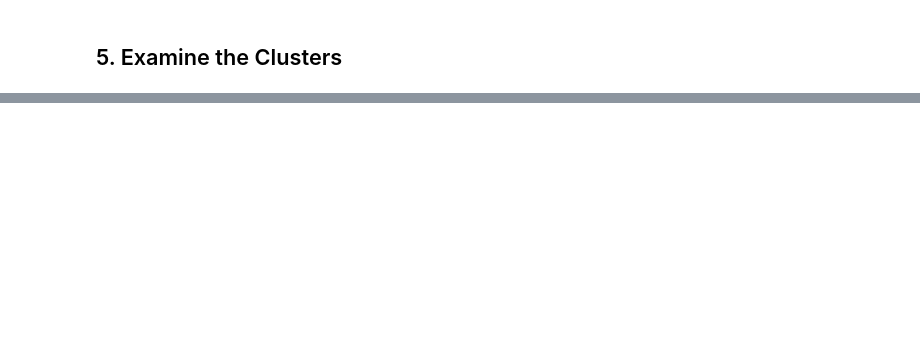
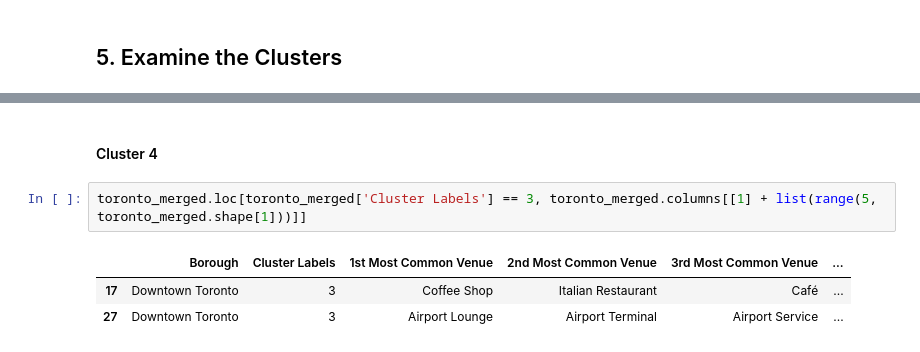
Before and after one commit to alan-cespedes/Coursera_Capstone, a Jupyter notebook: Segmenting and Clustering Neighborhoods in Toronto.ipynb, the cells around one changed output, grey strips where cells are left out. Saved outputs shown, nothing was run; the diff lists cells and outputs as text; blank space fills up the shorter version.

```diff
--- a/Segmenting and Clustering Neighborhoods in Toronto.ipynb
+++ b/Segmenting and Clustering Neighborhoods in Toronto.ipynb
@@ -560,0 +597,8 @@ map_clusters
+# %% [markdown]
+#### Cluster 4
+# %%
+toronto_merged.loc[toronto_merged['Cluster Labels'] == 3, toronto_merged.columns[[1] + list(range(5, toronto_merged.shape[1]))]]
+# %% [output]
+|  | Borough | Cluster Labels | 1st Most Common Venue | 2nd Most Common Venue | 3rd Most Common Venue | ... |
+| 17 | Downtown Toronto | 3 | Coffee Shop | Italian Restaurant | Café | ... |
+| 27 | Downtown Toronto | 3 | Airport Lounge | Airport Terminal | Airport Service | ... |
```
Also changed, not shown: parts of 8 cells of this notebook.
